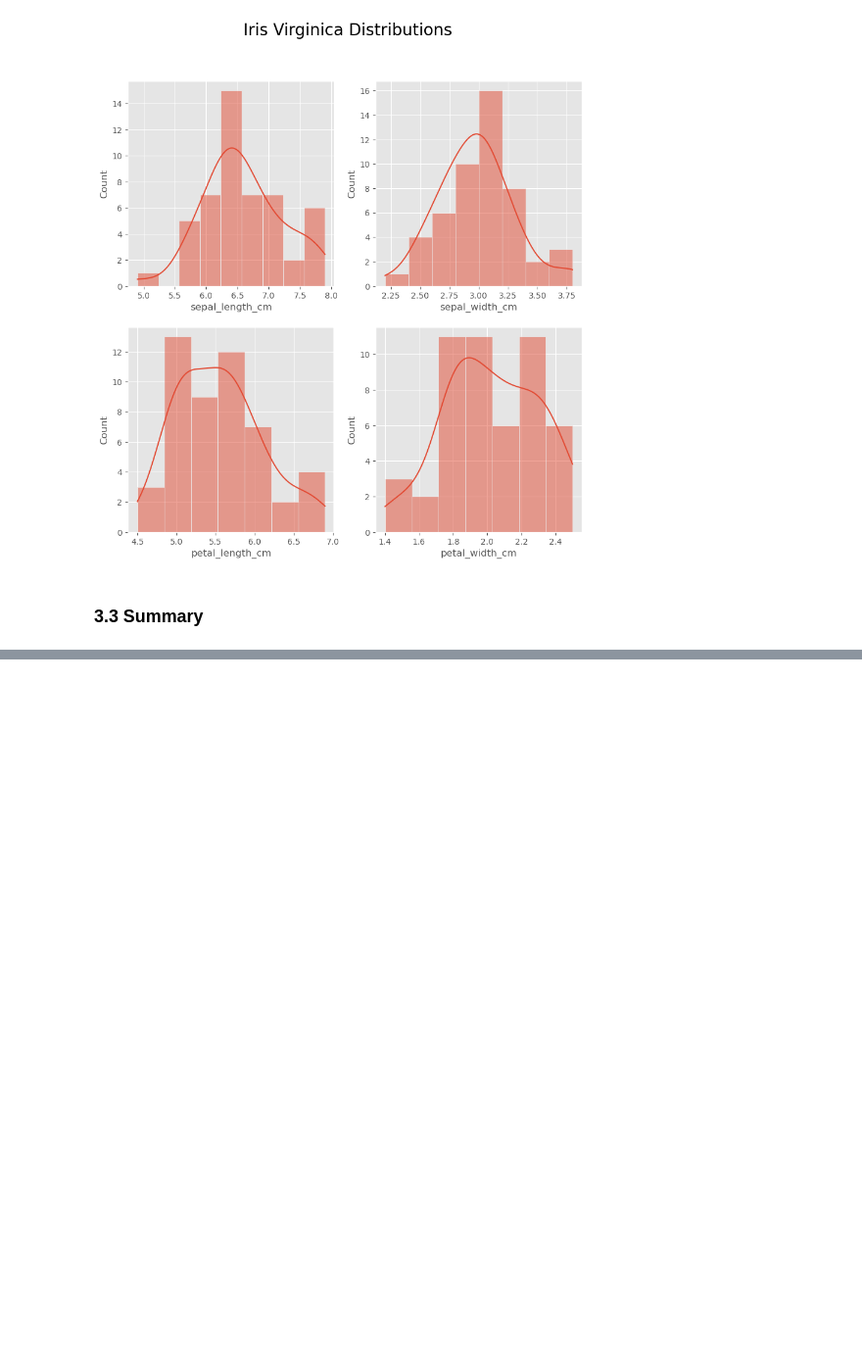
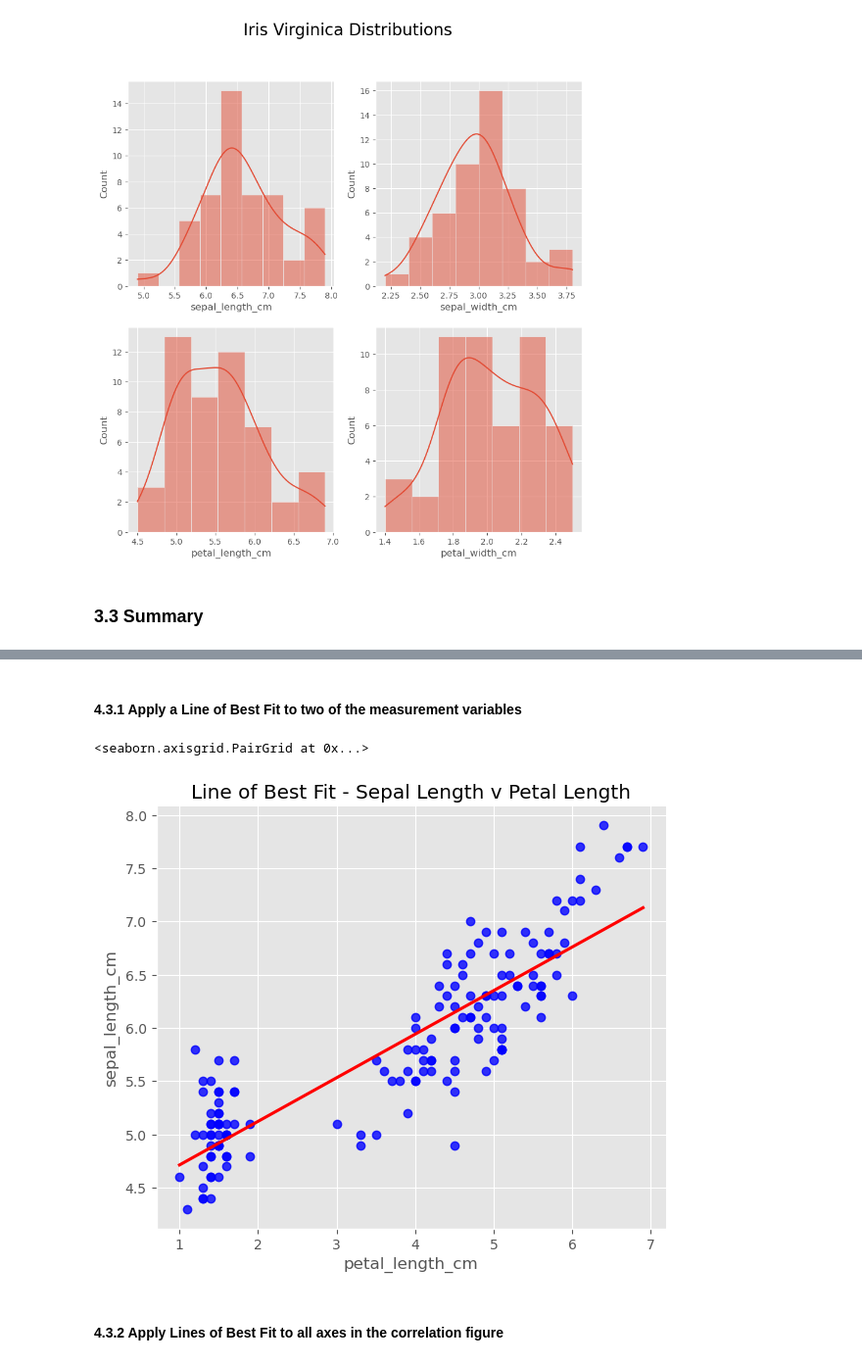
Before and after one commit to PaulShox/pands-project, a Jupyter notebook: analysis.ipynb, the cells around one changed output, grey strips where cells are left out. Shown at 98% size. Saved outputs shown, nothing was run; the diff lists cells and outputs as text; code cells hidden in the pictures; blank space fills up the shorter version.

Commit message:
Initial Correlation Analysis

```diff
--- a/analysis.ipynb
+++ b/analysis.ipynb
@@ -362,0 +410,23 @@ Text(0.5, 0.98, 'Iris Virginica Distributions')
+# %% [markdown]
+#### 4.3.1 Apply a Line of Best Fit to two of the measurement variables
+# %%
+# Use Seaborn to plot lines of best fit between only two variables on the pairplot
+sns.pairplot(iris,
+            # Set the y-axis variable as sepal length
+             y_vars=['sepal_length_cm'],
+             # Set the x-axis variable as petal length
+             x_vars=['petal_length_cm'],
+             # Seaborn regplot
+             kind='reg',
+             height=5,
+             # Sets the ratio of the width to the height
+             aspect=1.2,
+             # Formats the colours and size of the line and scatter plot data points
+             plot_kws={'ci' : None, 'color' : 'red',
+                       'scatter_kws' : {'color' : 'blue'}}
+             ).set(title='Line of Best Fit - Sepal Length v Petal Length')
+# %% [output]
+<seaborn.axisgrid.PairGrid at 0x...>
+[figure, added]
+# %% [markdown]
+#### 4.3.2 Apply Lines of Best Fit to all axes in the correlation figure
```
Also changed, not shown: parts of 12 cells of this notebook.
